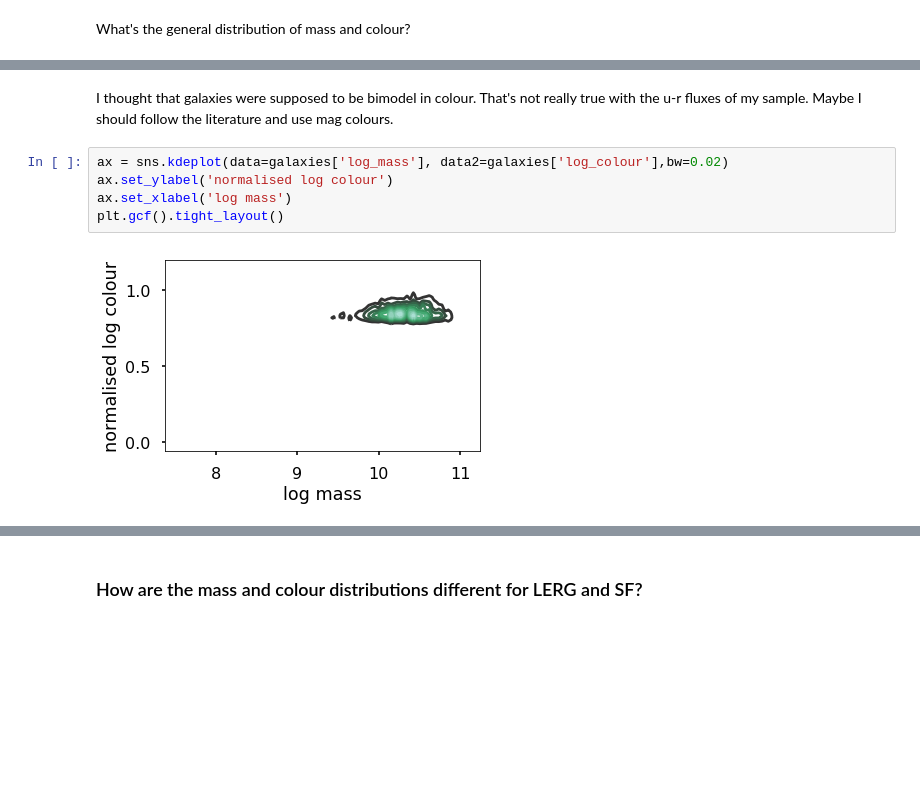
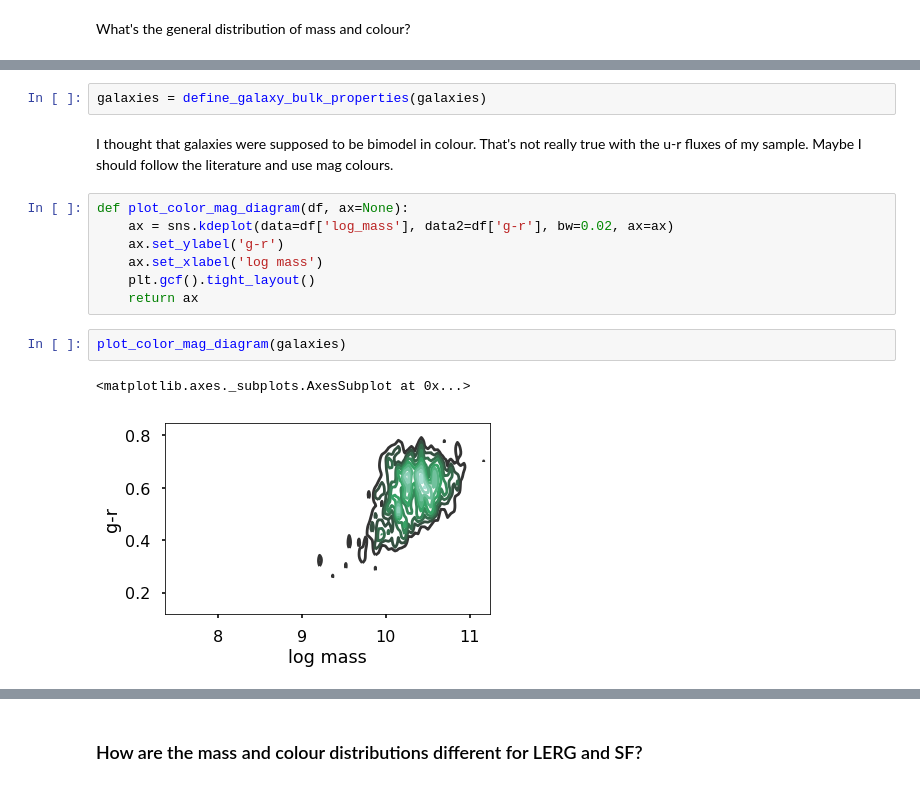
Before and after one commit to mwalmsley/find_agn, a Jupyter notebook: AGN v Bar MVP.ipynb, the cells around one changed output, grey strips where cells are left out. Cells and saved outputs as stored; diff of their text form; blank space fills up the shorter version.

```diff
--- a/AGN v Bar MVP.ipynb
+++ b/AGN v Bar MVP.ipynb
@@ -329,10 +427,17 @@ galaxies['log_mass'] = np.log10(galaxies['elpetro_mass'])
+# %%
+galaxies = define_galaxy_bulk_properties(galaxies)
 # %% [markdown]
 I thought that galaxies were supposed to be bimodel in colour. That's not really true with the u-r fluxes of my sample. Maybe I should follow the literature and use mag colours.
 # %%
-ax = sns.kdeplot(data=galaxies['log_mass'], data2=galaxies['log_colour'],bw=0.02)
-ax.set_ylabel('normalised log colour')
-ax.set_xlabel('log mass')
-plt.gcf().tight_layout()
+def plot_color_mag_diagram(df, ax=None):
+    ax = sns.kdeplot(data=df['log_mass'], data2=df['g-r'], bw=0.02, ax=ax)
+    ax.set_ylabel('g-r')
+    ax.set_xlabel('log mass')
+    plt.gcf().tight_layout()
+    return ax
-# %% [output]
-[figure, removed]
+# %%
+plot_color_mag_diagram(galaxies)
+# %% [output]
+<matplotlib.axes._subplots.AxesSubplot at 0x...>
+[figure, added]
 # %%
```
Also changed, not shown: parts of 66 cells of this notebook, 2 other files.
